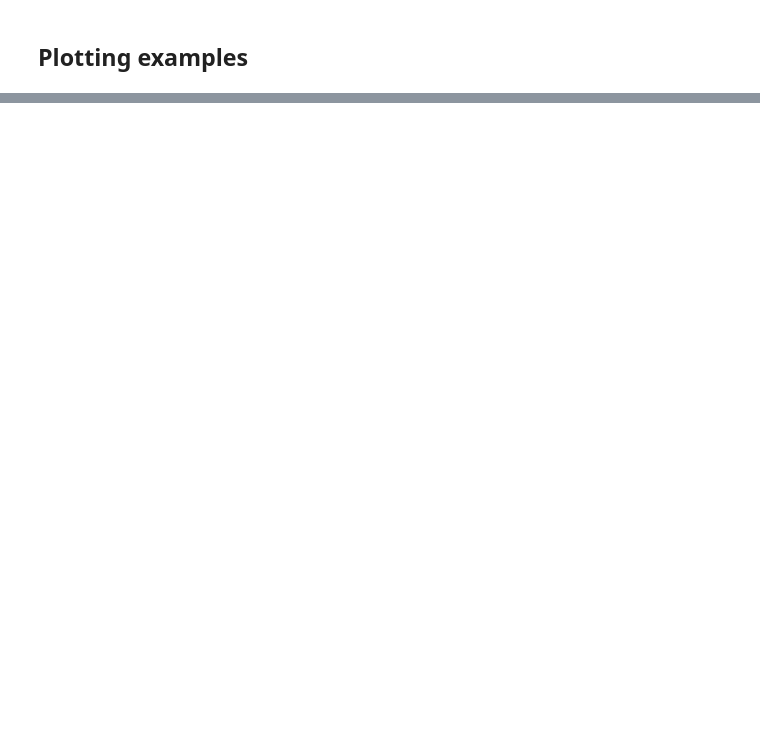
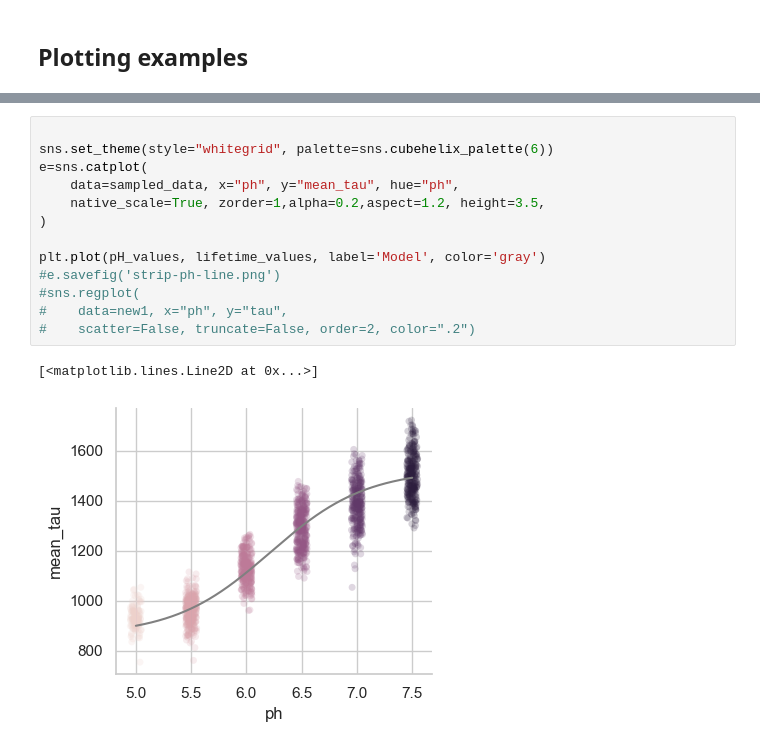
Before and after one commit to olekstop/flim_granules_analysis, a Jupyter notebook: notebooks/pH_calibration.ipynb, the cells around one changed output, grey strips where cells are left out. Saved outputs shown, nothing was run; the diff lists cells and outputs as text; blank space fills up the shorter version.

```diff
--- a/notebooks/pH_calibration.ipynb
+++ b/notebooks/pH_calibration.ipynb
@@ -242,0 +245,16 @@ g
+# %%
+
+sns.set_theme(style="whitegrid", palette=sns.cubehelix_palette(6))
+e=sns.catplot(
+    data=sampled_data, x="ph", y="mean_tau", hue="ph",
+    native_scale=True, zorder=1,alpha=0.2,aspect=1.2, height=3.5,
+)
+
+plt.plot(pH_values, lifetime_values, label='Model', color='gray')
+#e.savefig('strip-ph-line.png')
+#sns.regplot(
+#    data=new1, x="ph", y="tau",
+#    scatter=False, truncate=False, order=2, color=".2")
+# %% [output]
+[<matplotlib.lines.Line2D at 0x...>]
+[figure, added]
```
Also changed, not shown: parts of 6 cells of this notebook.
